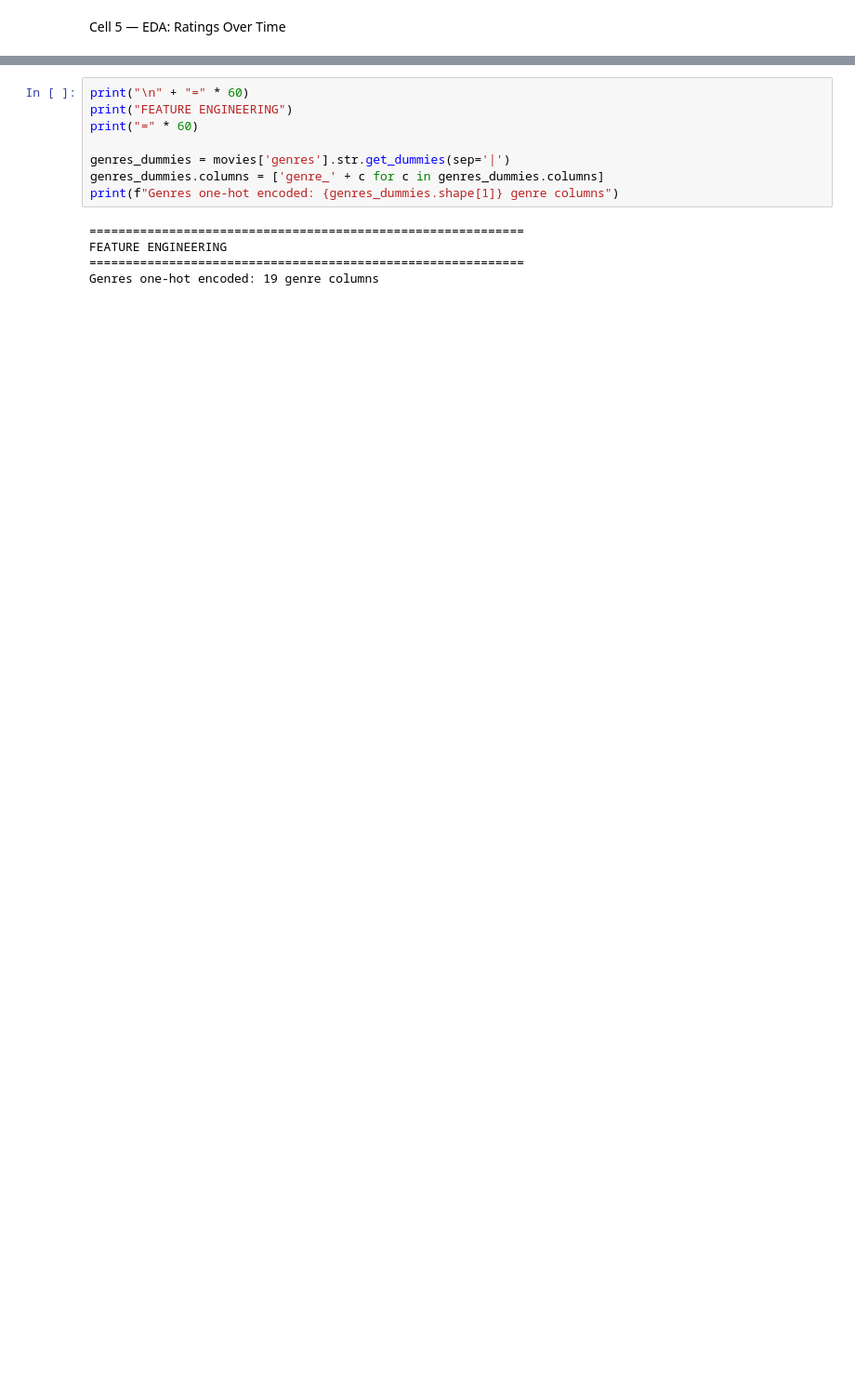
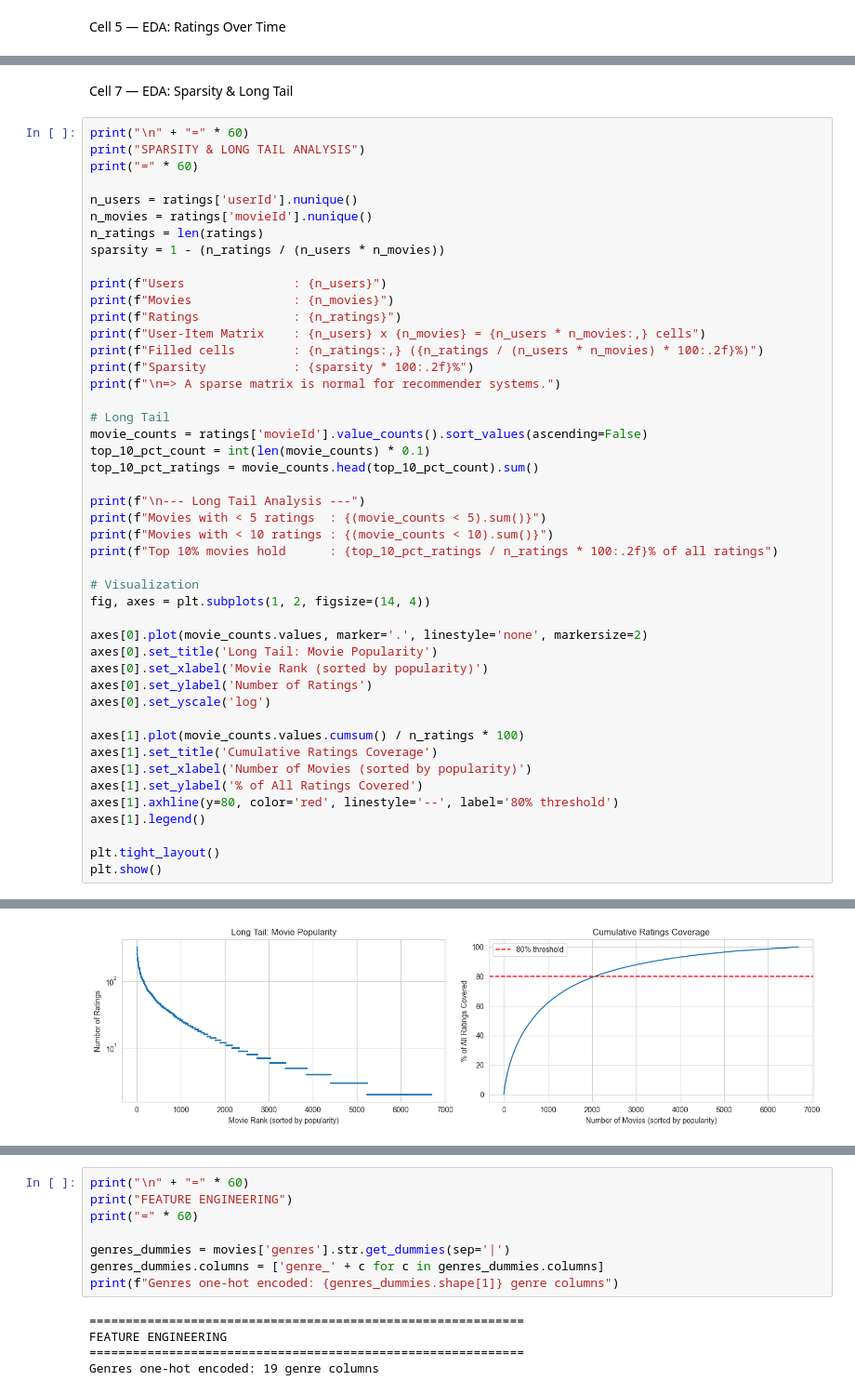
Before and after one commit to malakbzd/Movie-recommendation-system, a Jupyter notebook: Backend/notebooks/02_eda.ipynb, the cells around one changed output, grey strips where cells are left out. Shown at 93% size. Cells and saved outputs as stored; diff of their text form; blank space fills up the shorter version.

```diff
--- a/Backend/notebooks/02_eda.ipynb
+++ b/Backend/notebooks/02_eda.ipynb
@@ -85,0 +152,49 @@ plt.show()
+# %% [markdown]
+Cell 7  — EDA: Sparsity & Long Tail
+# %%
+print("\n" + "=" * 60)
+print("SPARSITY & LONG TAIL ANALYSIS")
+print("=" * 60)
+
+n_users = ratings['userId'].nunique()
+n_movies = ratings['movieId'].nunique()
+n_ratings = len(ratings)
+sparsity = 1 - (n_ratings / (n_users * n_movies))
+
+print(f"Users               : {n_users}")
+print(f"Movies              : {n_movies}")
+print(f"Ratings             : {n_ratings}")
+print(f"User-Item Matrix    : {n_users} x {n_movies} = {n_users * n_movies:,} cells")
+print(f"Filled cells        : {n_ratings:,} ({n_ratings / (n_users * n_movies) * 100:.2f}%)")
+print(f"Sparsity            : {sparsity * 100:.2f}%")
+print(f"\n=> A sparse matrix is normal for recommender systems.")
+
+# Long Tail
+movie_counts = ratings['movieId'].value_counts().sort_values(ascending=False)
+top_10_pct_count = int(len(movie_counts) * 0.1)
+top_10_pct_ratings = movie_counts.head(top_10_pct_count).sum()
+
+print(f"\n--- Long Tail Analysis ---")
+print(f"Movies with < 5 ratings  : {(movie_counts < 5).sum()}")
+print(f"Movies with < 10 ratings : {(movie_counts < 10).sum()}")
+print(f"Top 10% movies hold      : {top_10_pct_ratings / n_ratings * 100:.2f}% of all ratings")
+
+# Visualization
+fig, axes = plt.subplots(1, 2, figsize=(14, 4))
+
+axes[0].plot(movie_counts.values, marker='.', linestyle='none', markersize=2)
+axes[0].set_title('Long Tail: Movie Popularity')
+axes[0].set_xlabel('Movie Rank (sorted by popularity)')
+axes[0].set_ylabel('Number of Ratings')
+axes[0].set_yscale('log')
+
+axes[1].plot(movie_counts.values.cumsum() / n_ratings * 100)
+axes[1].set_title('Cumulative Ratings Coverage')
+axes[1].set_xlabel('Number of Movies (sorted by popularity)')
+axes[1].set_ylabel('% of All Ratings Covered')
+axes[1].axhline(y=80, color='red', linestyle='--', label='80% threshold')
+axes[1].legend()
+
+plt.tight_layout()
+plt.show()
+# %% [output]
@@ -85,0 +217 @@ plt.show()
+[figure, added]
```
Also changed, not shown: parts of 24 cells of this notebook, 2 other files.
